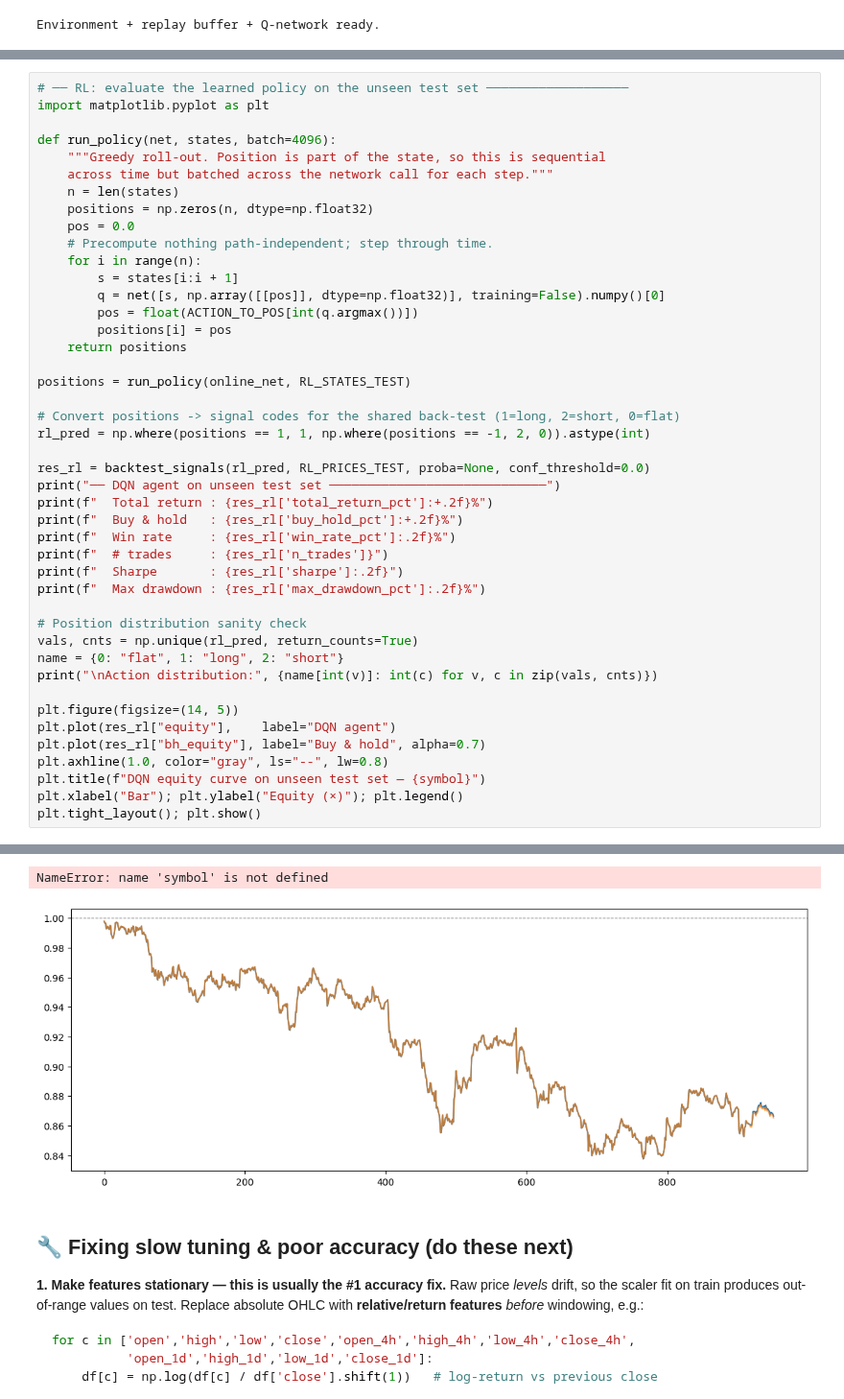
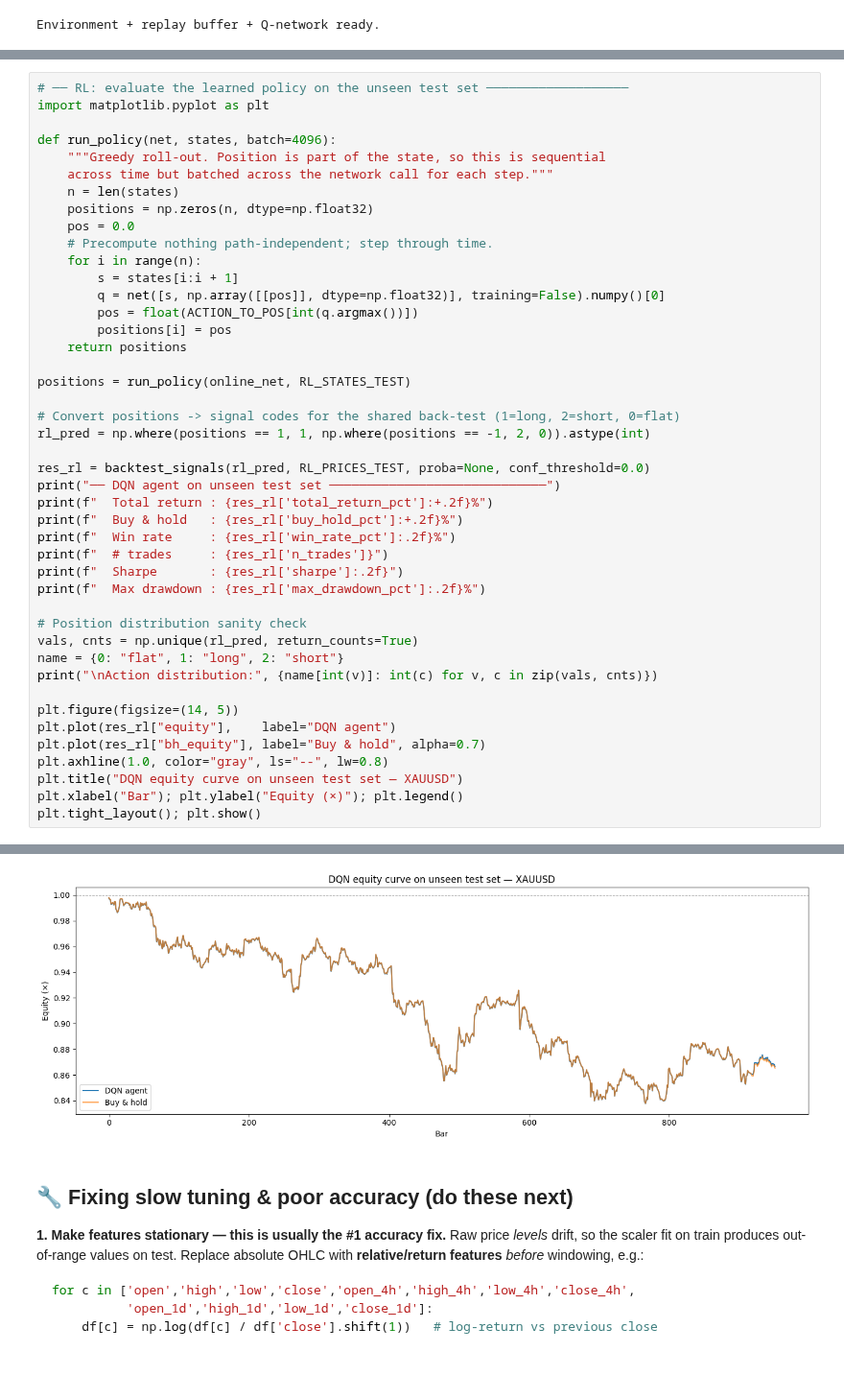
Before and after one commit to dbright123/Dbot-Advance1, a Jupyter notebook: market_prediction.ipynb, the cells around one changed output, grey strips where cells are left out. Shown at 96% size. Drawn from its saved outputs; the diff is of its cells as text; blank space fills up the shorter version.

```diff
--- a/market_prediction.ipynb
+++ b/market_prediction.ipynb
@@ -1105,36 +1105,35 @@ rl_pred = np.where(positions == 1, 1, np.where(positions == -1, 2, 0)).astype(in
 res_rl = backtest_signals(rl_pred, RL_PRICES_TEST, proba=None, conf_threshold=0.0)
 print("── DQN agent on unseen test set ─────────────────────────────")
 print(f"  Total return : {res_rl['total_return_pct']:+.2f}%")
 print(f"  Buy & hold   : {res_rl['buy_hold_pct']:+.2f}%")
 print(f"  Win rate     : {res_rl['win_rate_pct']:.2f}%")
 print(f"  # trades     : {res_rl['n_trades']}")
 print(f"  Sharpe       : {res_rl['sharpe']:.2f}")
 print(f"  Max drawdown : {res_rl['max_drawdown_pct']:.2f}%")
 
 # Position distribution sanity check
 vals, cnts = np.unique(rl_pred, return_counts=True)
 name = {0: "flat", 1: "long", 2: "short"}
 print("\nAction distribution:", {name[int(v)]: int(c) for v, c in zip(vals, cnts)})
 
 plt.figure(figsize=(14, 5))
 plt.plot(res_rl["equity"],    label="DQN agent")
 plt.plot(res_rl["bh_equity"], label="Buy & hold", alpha=0.7)
 plt.axhline(1.0, color="gray", ls="--", lw=0.8)
-plt.title(f"DQN equity curve on unseen test set — {symbol}")
+plt.title("DQN equity curve on unseen test set — XAUUSD")
 plt.xlabel("Bar"); plt.ylabel("Equity (×)"); plt.legend()
 plt.tight_layout(); plt.show()
 # %% [output]
 ── DQN agent on unseen test set ─────────────────────────────
   Total return : -13.35%
   Buy & hold   : -13.46%
   Win rate     : 47.11%
   # trades     : 3
   Sharpe       : -3.39
   Max drawdown : -16.04%
 
 Action distribution: {'flat': 1, 'long': 952}
-NameError: name 'symbol' is not defined
-[figure, old version]
+[figure, new version]
 # %% [markdown]
 ## 🔧 Fixing slow tuning & poor accuracy (do these next)
 
```
Also changed, not shown: parts of 1 cell of this notebook.
